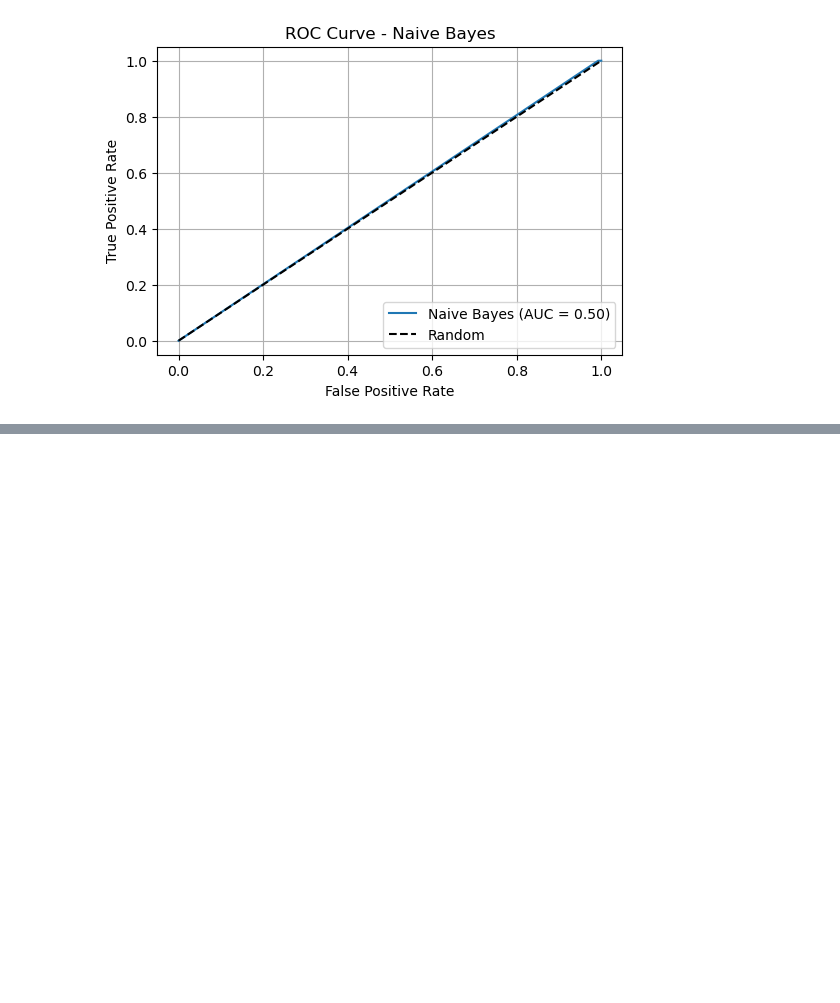
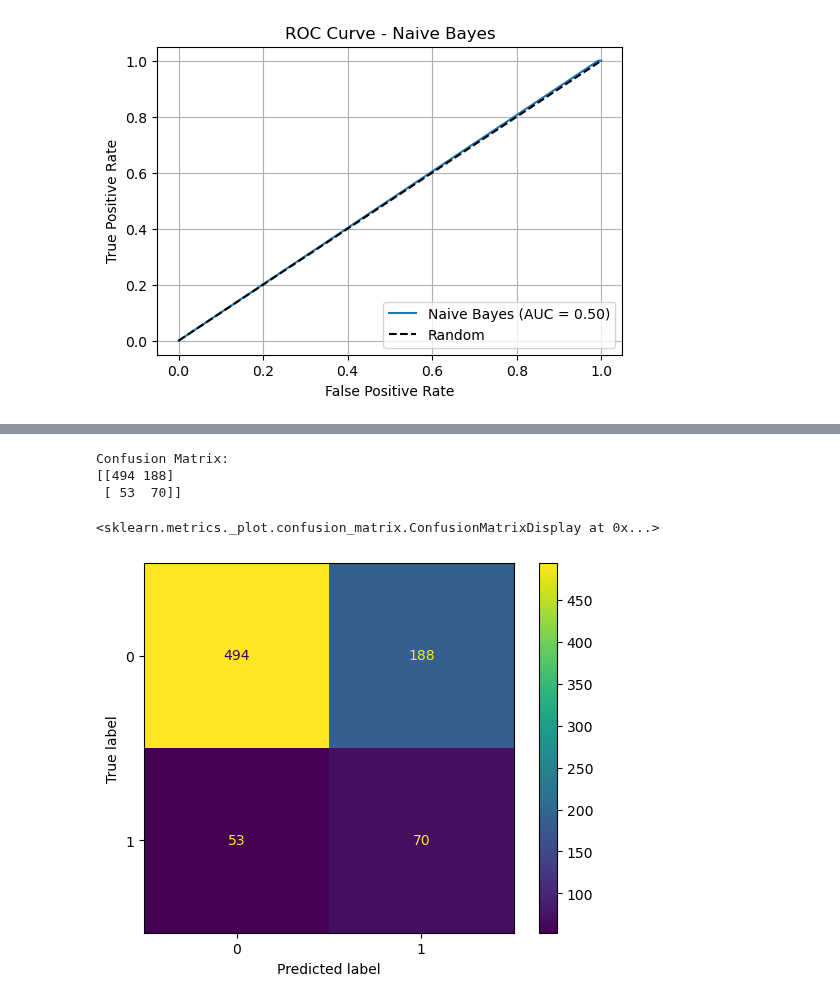
Before and after one commit to yasandu0505/breast-cancer-detection, a Jupyter notebook: breast_cancer_classification_modeling.ipynb, the cells around one changed output, grey strips where cells are left out. Saved outputs shown, nothing was run; the diff lists cells and outputs as text; code cells hidden in the pictures; blank space fills up the shorter version.

```diff
--- a/breast_cancer_classification_modeling.ipynb
+++ b/breast_cancer_classification_modeling.ipynb
@@ -254,0 +255,19 @@ F1 Score: 0.357
+# %%
+from sklearn.metrics import confusion_matrix, ConfusionMatrixDisplay
+
+# Assuming you have y_test and y_pred
+cm = confusion_matrix(y_test, y_pred)
+
+# Print the confusion matrix
+print("Confusion Matrix:")
+print(cm)
+
+# Optional: Display it visually
+confusion_metrix_visual = ConfusionMatrixDisplay(confusion_matrix=cm)
+confusion_metrix_visual.plot()
+# %% [output]
+Confusion Matrix:
+[[494 188]
+ [ 53  70]]
+<sklearn.metrics._plot.confusion_matrix.ConfusionMatrixDisplay at 0x...>
+[figure, added]
```
Also changed, not shown: parts of 5 cells of this notebook.
